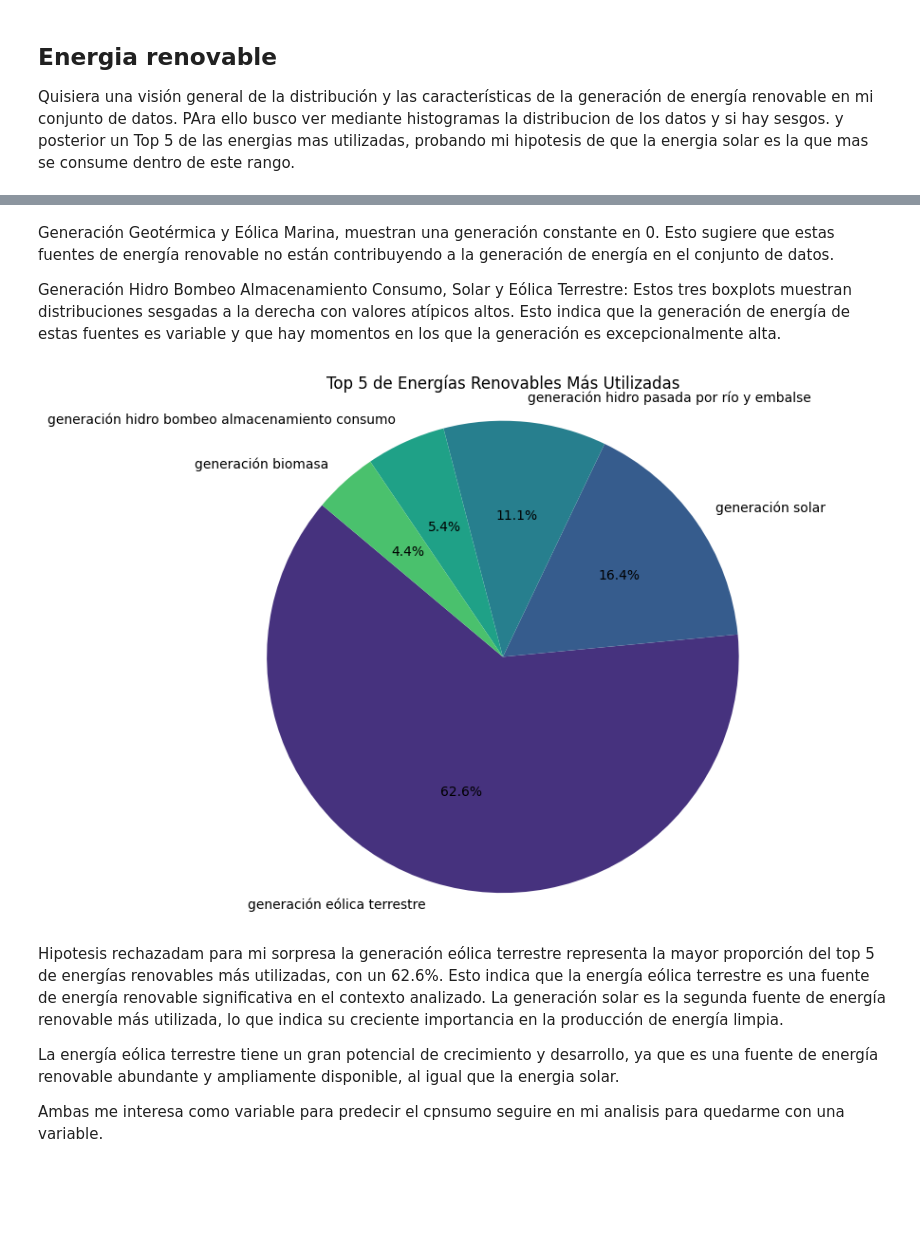
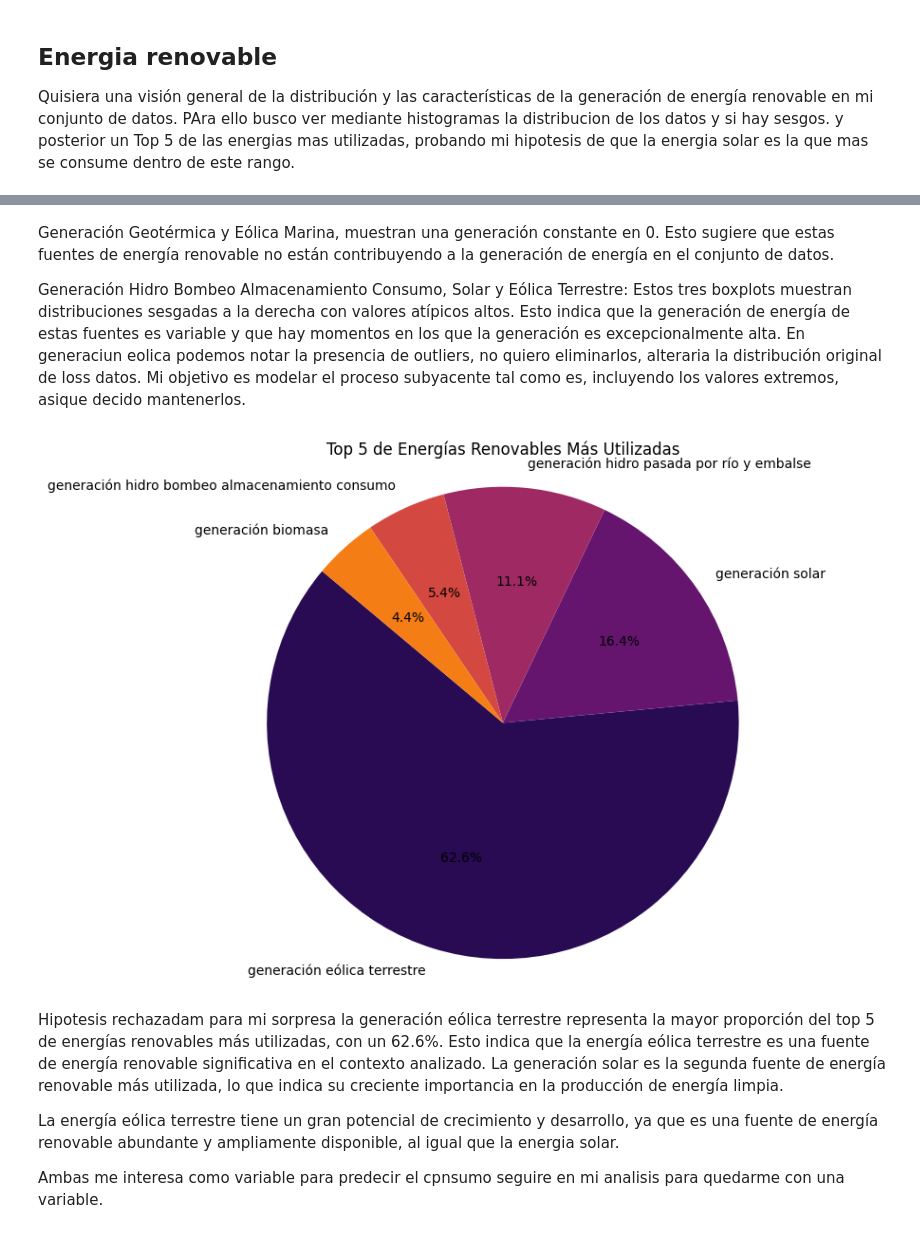
Before and after one commit to Rociosamudio/Machine-Learning-Data-Science-II, a Jupyter notebook: actividad_práctica_APIS_"LizRocio_SamudioRuiz”.ipynb, the cells around one changed output, grey strips where cells are left out. Drawn from its saved outputs; the diff is of its cells as text; code cells hidden in the pictures; blank space fills up the shorter version.

```diff
--- a/actividad_práctica_APIS_"LizRocio_SamudioRuiz”.ipynb
+++ b/actividad_práctica_APIS_"LizRocio_SamudioRuiz”.ipynb
@@ -827,39 +844,40 @@ max                         0.0                 17436.000000
  Generación Geotérmica y Eólica Marina, muestran una generación constante en 0. Esto sugiere que estas fuentes de energía renovable no están contribuyendo a la generación de energía en el conjunto de datos.
 
  Generación Hidro Bombeo Almacenamiento Consumo, Solar y Eólica Terrestre: Estos tres boxplots muestran distribuciones sesgadas a la derecha con valores atípicos altos. Esto indica que la generación de energía de estas fuentes es variable y que hay momentos en los que la generación es excepcionalmente alta.
+ En generaciun eolica podemos notar la presencia de outliers, no quiero eliminarlos, alteraria la distribución original de loss datos. Mi objetivo es modelar el proceso subyacente tal como es, incluyendo los valores extremos, asique decido mantenerlos.
 # %%
 # Columnas de generación de energía renovable
 renewable_columns = [
     'generación biomasa',
     'generación geotérmica',
     'generación hidro bombeo almacenamiento consumo',
     'generación hidro pasada por río y embalse',
     'generación solar',
     'generación eólica marina',
     'generación eólica terrestre',
 ]
 
 df_renewable = df.copy()
 
 
 # Calcular la generación total de cada tipo de energía renovable
 generation_totals = df_renewable[renewable_columns].sum()
 
 # Crear un DataFrame para facilitar la ordenación
 generation_df = pd.DataFrame({'Energía': generation_totals.index, 'Generación Total': generation_totals.values})
 
 # Ordenar de mayor a menor generación
 top_5_generation = generation_df.nlargest(5, 'Generación Total')
 
 # Crear el gráfico de torta
 plt.figure(figsize=(8, 6))
-plt.pie(top_5_generation['Generación Total'], labels=top_5_generation['Energía'], autopct='%1.1f%%', startangle=140, colors=sns.color_palette('viridis'))
+plt.pie(top_5_generation['Generación Total'], labels=top_5_generation['Energía'], autopct='%1.1f%%', startangle=140, colors=sns.color_palette('inferno'))
 plt.title('Top 5 de Energías Renovables Más Utilizadas')
 plt.axis('equal')  # Equal aspect ratio asegura que la torta se dibuje como un círculo
 plt.tight_layout()
 plt.show()
 # %% [output]
-[figure, old version]
+[figure, new version]
 # %% [markdown]
 Hipotesis rechazadam para mi sorpresa la generación eólica terrestre representa la mayor proporción del top 5 de energías renovables más utilizadas, con un 62.6%. Esto indica que la energía eólica terrestre es una fuente de energía renovable significativa en el contexto analizado.
 La generación solar es la segunda fuente de energía renovable más utilizada, lo que indica su creciente importancia en la producción de energía limpia.
```
Also changed, not shown: parts of 20 cells of this notebook.
